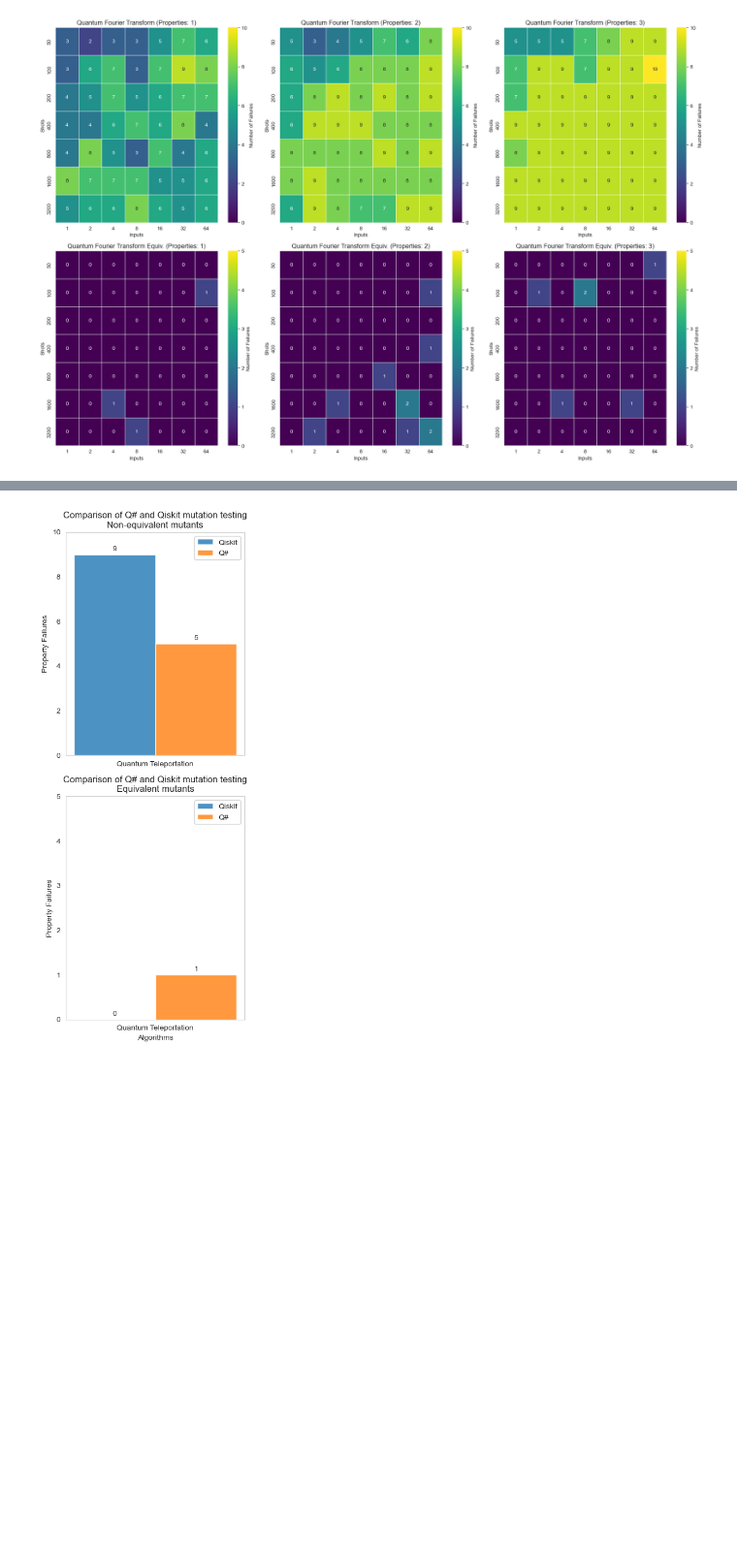
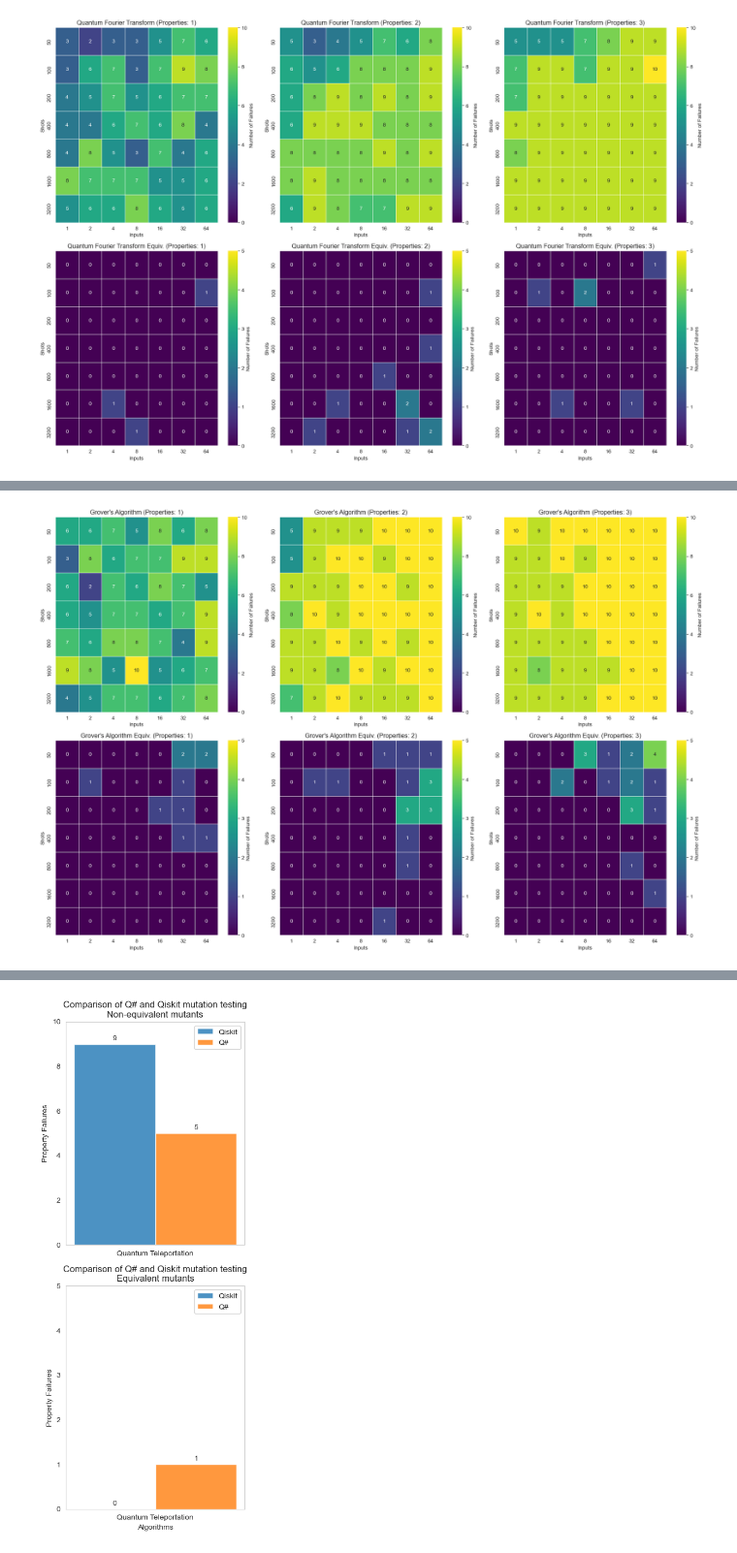
Before and after one commit to GabrielPontolillo/qucheck, a Jupyter notebook: case_studies/results_visualisation.ipynb, the cells around one changed output, grey strips where cells are left out. Shown at 97% size. Saved outputs shown, nothing was run; the diff lists cells and outputs as text; code cells hidden in the pictures; blank space fills up the shorter version.

```diff
--- a/case_studies/results_visualisation.ipynb
+++ b/case_studies/results_visualisation.ipynb
@@ -75,3 +81,7 @@ plot_failures(qft_df, "Quantum Fourier Transform")
+# %%
+plot_failures(grover_df, "Grover's Algorithm")
+# %% [output]
+[figure, added]
 # %%
 def plot_time_taken(df, algorithm_name):
     df_non_equivalent = df[df['Mutant Name'].str.contains('_m')]
```
Also changed, not shown: parts of 8 cells of this notebook, 21 other files.
